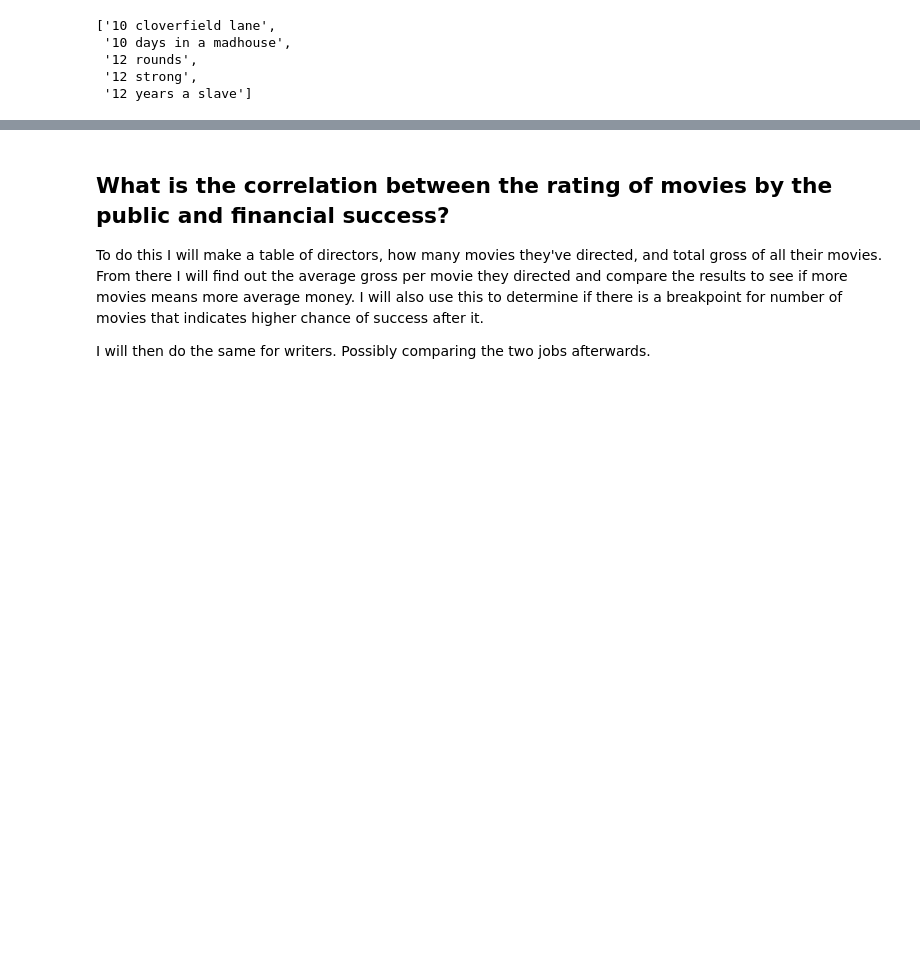
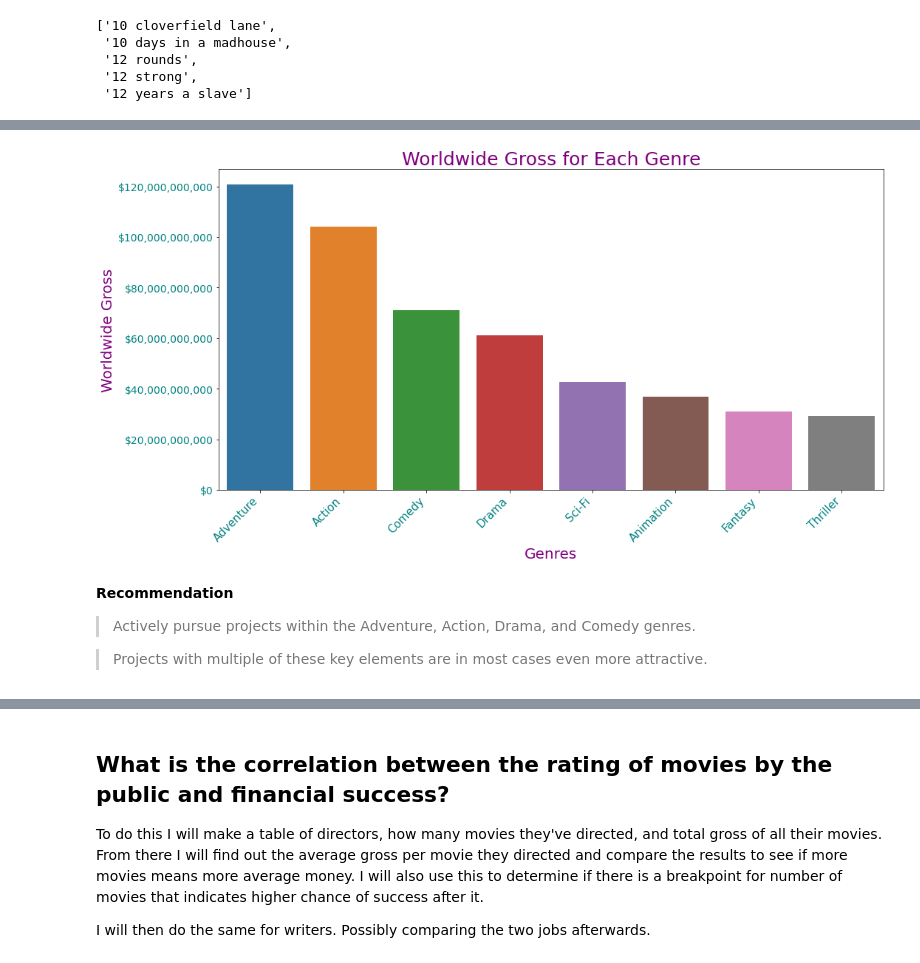
Before and after one commit to AustinTowery/Box-Office-Movies-Analysis, a Jupyter notebook: student.ipynb, the cells around one changed output, grey strips where cells are left out. Drawn from its saved outputs; the diff is of its cells as text; code cells hidden in the pictures; blank space fills up the shorter version.

```diff
--- a/student.ipynb
+++ b/student.ipynb
@@ -1117,0 +1052,4 @@ df.head()
+# %%
+# created new column 'Genres' and set it equal to a list of "genres'" value
+df_split_genres['Genres'] = df_split_genres['genres'].str.split(',')
+df_split_genres.head()
@@ -1117,0 +1292,4 @@ df.head()
+# %%
+# create new df with top 8 genres
+top_eight_grosses = df_genres_aggregated.iloc[0:8]
+top_eight_grosses
@@ -1117,0 +1307,30 @@ df.head()
+# %%
+# replot the top 8 from previous graph for more detail
+plt.figure(figsize = (15,8))
+ax = sns.barplot(data=top_eight_grosses, x=top_eight_grosses.index,
+                                                y='worldwide_gross')
+
+# set y-axis tick labels to plain style for readability
+plt.ticklabel_format(style='plain', axis='y')
+# create string format for y-axis tick labels
+gross_format = mpl.ticker.StrMethodFormatter('${x:,.0f}')
+
+# apply string format to worldwide gross values
+ax.yaxis.set_major_formatter(gross_format)
+ax.yaxis.set_tick_params(labelcolor='teal', labelsize=14)
+# rotate tick labels for genres to help with readability
+ax.set_xticklabels(ax.get_xticklabels(), rotation=45, ha="right")
+ax.xaxis.set_tick_params(labelcolor='teal', labelsize=15)
+
+plt.title("Worldwide Gross for Each Genre", color='purple', fontsize=25)
+plt.ylabel("Worldwide Gross", color='purple', fontsize=20)
+plt.xlabel("Genres", color='purple', fontsize=20)
+
+plt.tight_layout();
+# %% [output]
+[figure, added]
+# %% [markdown]
+**Recommendation**
+> Actively pursue projects within the Adventure, Action, Drama, and Comedy genres.
+
+> Projects with multiple of these key elements are in most cases even more attractive.
```
Also changed, not shown: parts of 141 cells of this notebook.
